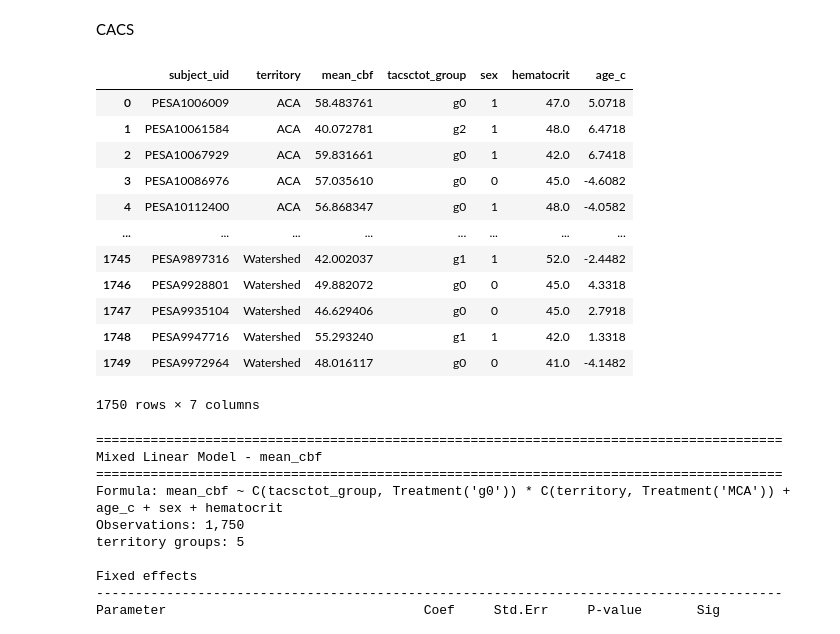
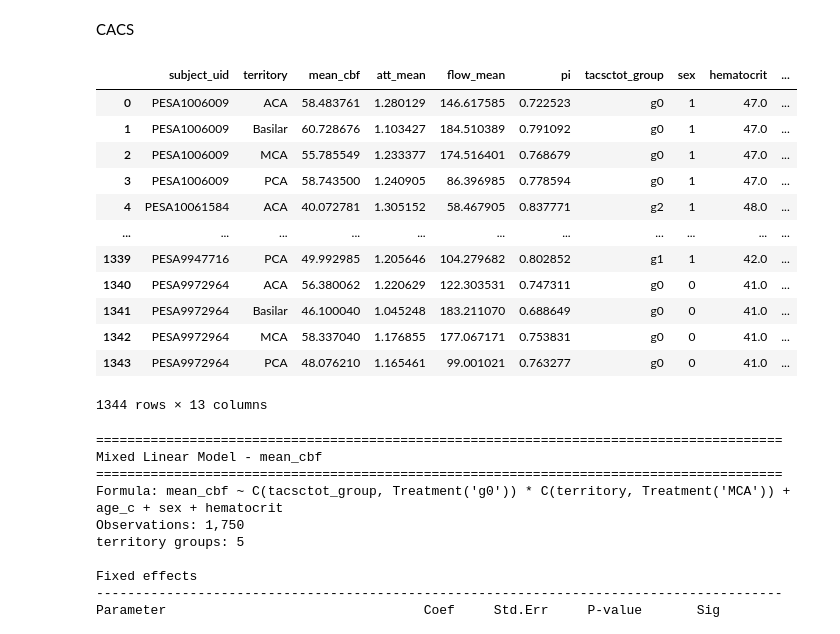
Before and after one commit to CNIC-Neuroimaging/Nvitk, a Jupyter notebook: notebooks/exploration/pesabrain-hemodynamic-modeling/exploration.ipynb, the cells around one changed output. Drawn from its saved outputs; the diff is of its cells as text; code cells hidden in the pictures.

```diff
--- a/notebooks/exploration/pesabrain-hemodynamic-modeling/exploration.ipynb
+++ b/notebooks/exploration/pesabrain-hemodynamic-modeling/exploration.ipynb
@@ -64,7 +66,12 @@ clinical   = repo.join([clinical, plaque, cognitive])
 
 flow      = repo.image(modality='4dflow', variables=_FLOW_VARS, filters={'subject_uid': {'$in': _SUBJECTS}}, pipeline='v1')
 asl       = repo.image(modality='asl', variables=_ASL_VARS, atlas='vascular-8', filters={'subject_uid': {'$in': _SUBJECTS}})
-image_df = repo.join([flow, asl])
+asl_wb    = repo.image(
+    modality='asl', variables=_ASL_VARS, atlas='desikan',
+    regions=['ctx-whole-brain'],
+    filters={'subject_uid': {'$in': _SUBJECTS}}
+    )
+image_df  = repo.join([flow, asl, asl_wb])
 
 territory_df = nv.stats.melt_imaging_territories(
     image_df, id_cols=['subject_uid'],
@@ -76,43 +83,45 @@ territory_df = nv.stats.melt_imaging_territories(
 # %% [markdown]
 CACS
 # %%
-_IMAGING_VARS = ['mean_cbf']
+_IMAGING_VARS = ['mean_cbf', 'att_mean', 'flow_mean', 'pi']
 _COVAR_FOR_MODEL = [
     "tacsctot_group",
     "age_at_mri",
     "sex",
     "hematocrit",
-    # "score2",
+    "score2",
+    "pp",
+    "map"
 ]
 _cov = [c for c in _COVAR_FOR_MODEL if c in clinical.columns]
 
 analysis_df = nv.stats.build_analysis_df_from_repo_frames(
     territory_df,
     clinical,
     imaging_variable_ids=_IMAGING_VARS,
     covariate_cols=_cov,
 )
 
 analysis_df = analysis_df.dropna().reset_index(drop=True)
 analysis_df["age_c"] = analysis_df["age_at_mri"] - float(analysis_df["age_at_mri"].mean())
 analysis_df = analysis_df.drop(columns=['age_at_mri'])
 analysis_df['territory'] = pd.Categorical(analysis_df['territory'], categories=list(TERRITORY_ASL_V8_REGIONS.keys()), ordered=True)
 analysis_df['tacsctot_group'] = pd.Categorical(analysis_df['tacsctot_group'], categories=['g0', 'g1', 'g2', 'g3'], ordered=True)
 analysis_df['mean_cbf'] = analysis_df['mean_cbf'].astype(np.float32)
 analysis_df['hematocrit'] = analysis_df['hematocrit'].astype(np.float32)
 analysis_df['age_c'] = analysis_df['age_c'].astype(np.float32)
 analysis_df
 # %% [output]
-|  | subject_uid | territory | mean_cbf | tacsctot_group | sex | hematocrit | age_c |
-| 0 | PESA1006009 | ACA | 58.483761 | g0 | 1 | 47.0 | 5.0718 |
-| 1 | PESA10061584 | ACA | 40.072781 | g2 | 1 | 48.0 | 6.4718 |
-| 2 | PESA10067929 | ACA | 59.831661 | g0 | 1 | 42.0 | 6.7418 |
-| 3 | PESA10086976 | ACA | 57.035610 | g0 | 0 | 45.0 | -4.6082 |
-| 4 | PESA10112400 | ACA | 56.868347 | g0 | 1 | 48.0 | -4.0582 |
-| ... | ... | ... | ... | ... | ... | ... | ... |
-| 1745 | PESA9897316 | Watershed | 42.002037 | g1 | 1 | 52.0 | -2.4482 |
-| 1746 | PESA9928801 | Watershed | 49.882072 | g0 | 0 | 45.0 | 4.3318 |
-| 1747 | PESA9935104 | Watershed | 46.629406 | g0 | 0 | 45.0 | 2.7918 |
-| 1748 | PESA9947716 | Watershed | 55.293240 | g1 | 1 | 42.0 | 1.3318 |
-| 1749 | PESA9972964 | Watershed | 48.016117 | g0 | 0 | 41.0 | -4.1482 |
+|  | subject_uid | territory | mean_cbf | att_mean | flow_mean | pi | tacsctot_group | sex | hematocrit | ... |
+| 0 | PESA1006009 | ACA | 58.483761 | 1.280129 | 146.617585 | 0.722523 | g0 | 1 | 47.0 | ... |
+| 1 | PESA1006009 | Basilar | 60.728676 | 1.103427 | 184.510389 | 0.791092 | g0 | 1 | 47.0 | ... |
+| 2 | PESA1006009 | MCA | 55.785549 | 1.233377 | 174.516401 | 0.768679 | g0 | 1 | 47.0 | ... |
+| 3 | PESA1006009 | PCA | 58.743500 | 1.240905 | 86.396985 | 0.778594 | g0 | 1 | 47.0 | ... |
+| 4 | PESA10061584 | ACA | 40.072781 | 1.305152 | 58.467905 | 0.837771 | g2 | 1 | 48.0 | ... |
+| ... | ... | ... | ... | ... | ... | ... | ... | ... | ... | ... |
+| 1339 | PESA9947716 | PCA | 49.992985 | 1.205646 | 104.279682 | 0.802852 | g1 | 1 | 42.0 | ... |
+| 1340 | PESA9972964 | ACA | 56.380062 | 1.220629 | 122.303531 | 0.747311 | g0 | 0 | 41.0 | ... |
+| 1341 | PESA9972964 | Basilar | 46.100040 | 1.045248 | 183.211070 | 0.688649 | g0 | 0 | 41.0 | ... |
+| 1342 | PESA9972964 | MCA | 58.337040 | 1.176855 | 177.067171 | 0.753831 | g0 | 0 | 41.0 | ... |
+| 1343 | PESA9972964 | PCA | 48.076210 | 1.165461 | 99.001021 | 0.763277 | g0 | 0 | 41.0 | ... |
-1750 rows × 7 columns
+1344 rows × 13 columns
```
Also changed, not shown: parts of 2 cells of this notebook, 13 other files.
